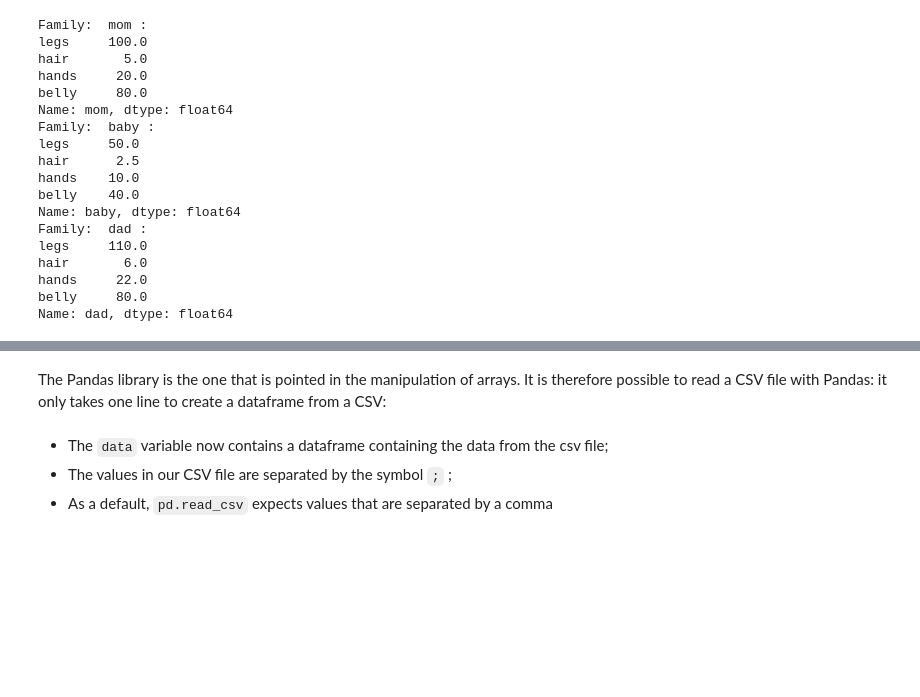
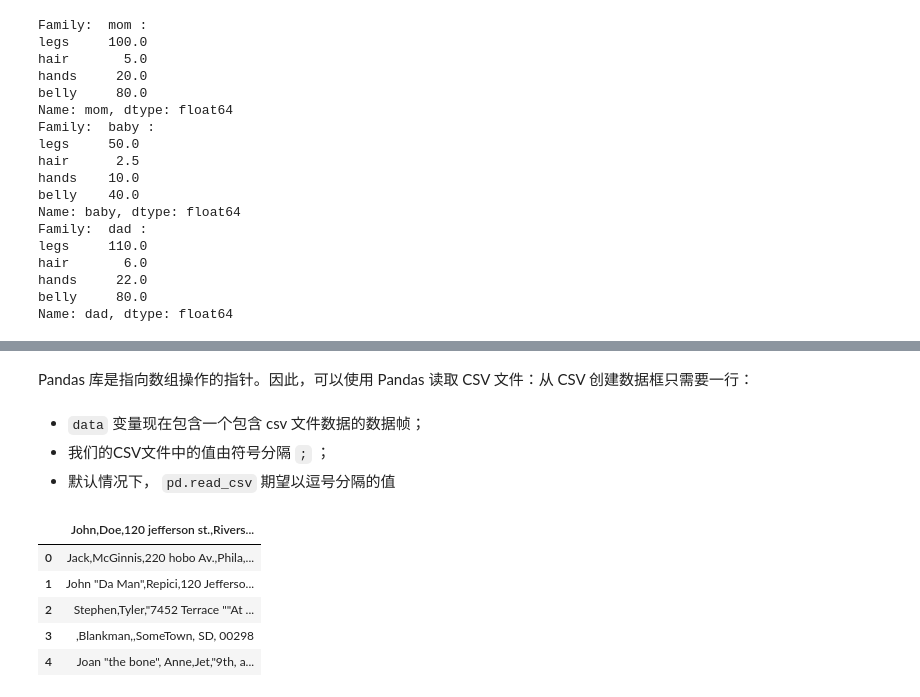
Before and after one commit to virgili0/Virgilio, a Jupyter notebook: zh-CN/NewToDataScience/PythonDataScience.ipynb, the cells around one changed output, grey strips where cells are left out. Cells and saved outputs as stored; diff of their text form; code cells hidden in the pictures; blank space fills up the shorter version.

Commit message:
Translate Python Data Science

```diff
--- a/zh-CN/NewToDataScience/PythonDataScience.ipynb
+++ b/zh-CN/NewToDataScience/PythonDataScience.ipynb
@@ -574,8 +528,17 @@ Writing dataset.csv
-# %% [markdown]
-The Pandas library is the one that is pointed in the manipulation of arrays. It is therefore possible to read a CSV file with Pandas: it only takes one line to create a dataframe from a CSV:
+# %% [markdown]
+Pandas 库是指向数组操作的指针。因此，可以使用 Pandas 读取 CSV 文件：从 CSV 创建数据框只需要一行：
 # %%
 data = pd.read_csv("dataset.csv", sep=";")
-# %% [markdown]
-* The `data` variable now contains a dataframe containing the data from the csv file;
-* The values in our CSV file are separated by the symbol `;` ;
-* As a default, `pd.read_csv` expects values that are separated by a comma
+# %% [markdown]
+* `data` 变量现在包含一个包含 csv 文件数据的数据帧；
+* 我们的CSV文件中的值由符号分隔 `;` ；
+* 默认情况下， `pd.read_csv` 期望以逗号分隔的值
+# %%
+data
+# %% [output]
+|  | John,Doe,120 jefferson st.,Rivers... |
+| 0 | Jack,McGinnis,220 hobo Av.,Phila,... |
+| 1 | John "Da Man",Repici,120 Jefferso... |
+| 2 | Stephen,Tyler,"7452 Terrace ""At ... |
+| 3 | ,Blankman,,SomeTown, SD, 00298 |
+| 4 | Joan "the bone", Anne,Jet,"9th, a... |
```
Also changed, not shown: parts of 74 cells of this notebook, 4 other files.
